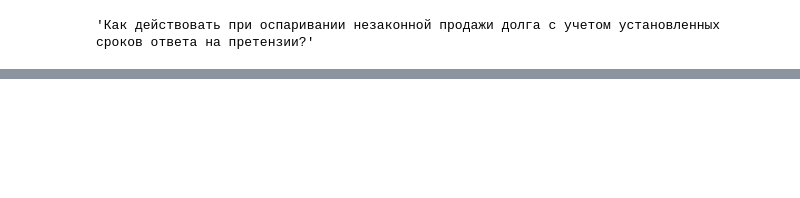
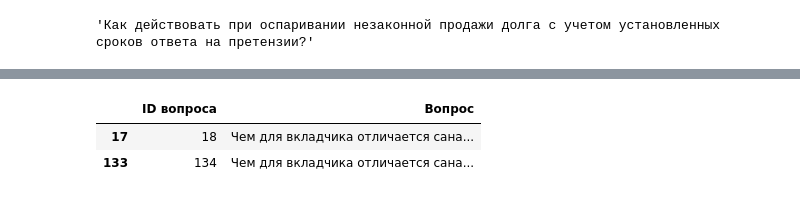
Before and after one commit to koluzh/fintech_hackathon, a Jupyter notebook: hyde.ipynb, the cells around one changed output, grey strips where cells are left out. Drawn from its saved outputs; the diff is of its cells as text; code cells hidden in the pictures; blank space fills up the shorter version.

```diff
--- a/hyde.ipynb
+++ b/hyde.ipynb
@@ -187,0 +272,6 @@ print(kag.results[0]['knowledge'])
+# %%
+question_df[question_df['Вопрос'] == 'Чем для вкладчика отличается санация от отзыва лицензии?']
+# %% [output]
+|  | ID вопроса | Вопрос |
+| 17 | 18 | Чем для вкладчика отличается сана... |
+| 133 | 134 | Чем для вкладчика отличается сана... |
```
Also changed, not shown: parts of 27 cells of this notebook, 1 other file.
